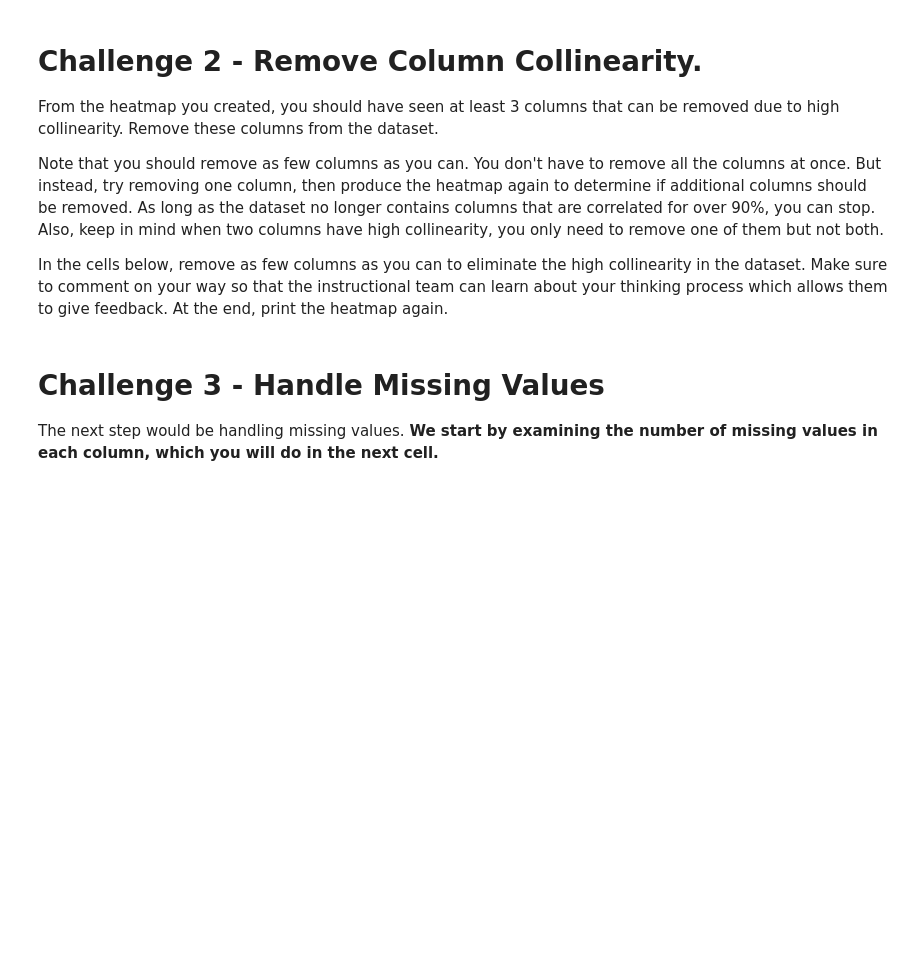
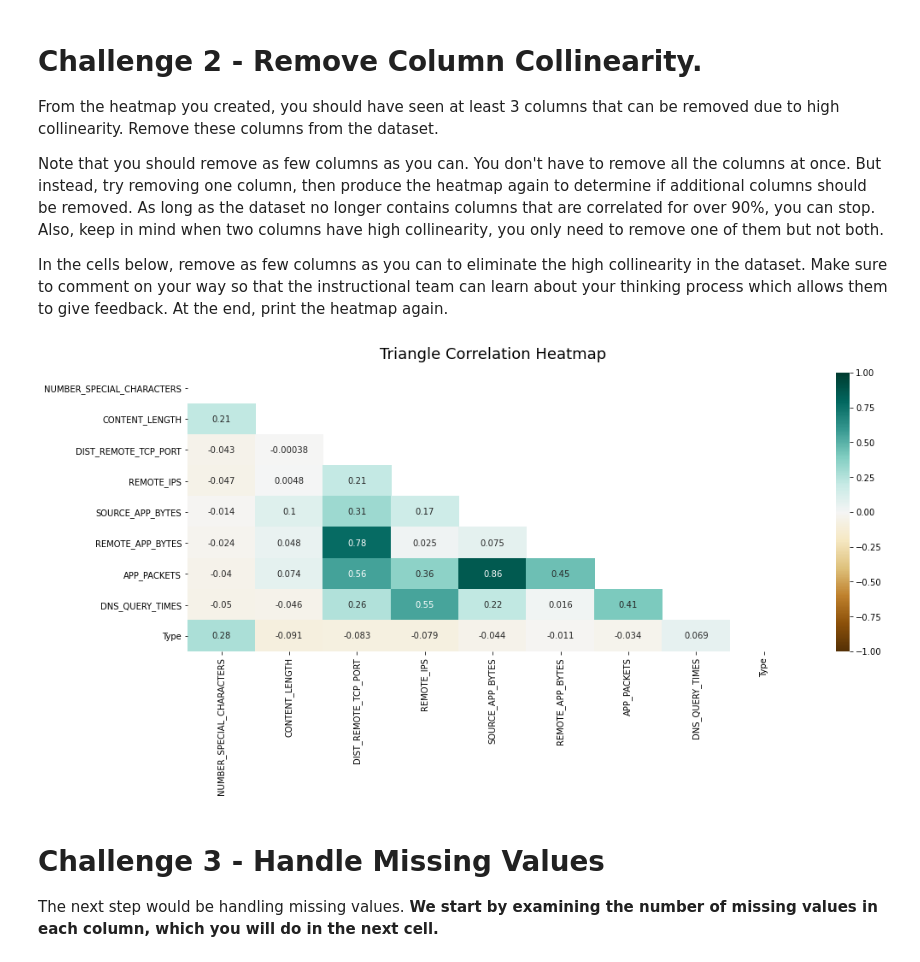
Before and after one commit to ta-data-remote/lab-supervised-learning, a Jupyter notebook: your-code/main.ipynb, the cells around one changed output. Cells and saved outputs as stored; diff of their text form; code cells hidden in the pictures; blank space fills up the shorter version.

```diff
--- a/your-code/main.ipynb
+++ b/your-code/main.ipynb
@@ -92,3 +146,15 @@ In the cells below, remove as few columns as you can to eliminate the high colli
+# %%
+web2 = web.copy()
+# %%
+web2.drop(columns=["URL_LENGTH","APP_BYTES","SOURCE_APP_PACKETS","REMOTE_APP_PACKETS","TCP_CONVERSATION_EXCHANGE"], inplace= True)
+# %%
+plt.figure(figsize=(16, 6))
+# define the mask to set the values in the upper triangle to True
+mask = np.triu(np.ones_like(web2.corr(), dtype=bool))
+heatmap = sns.heatmap(web2.corr(), mask=mask, vmin=-1, vmax=1, annot=True, cmap='BrBG')
+heatmap.set_title('Triangle Correlation Heatmap', fontdict={'fontsize':18}, pad=16);
+# %% [output]
+[figure, added]
 # %% [markdown]
 # Challenge 3 - Handle Missing Values
 
```
Also changed, not shown: parts of 105 cells of this notebook.
